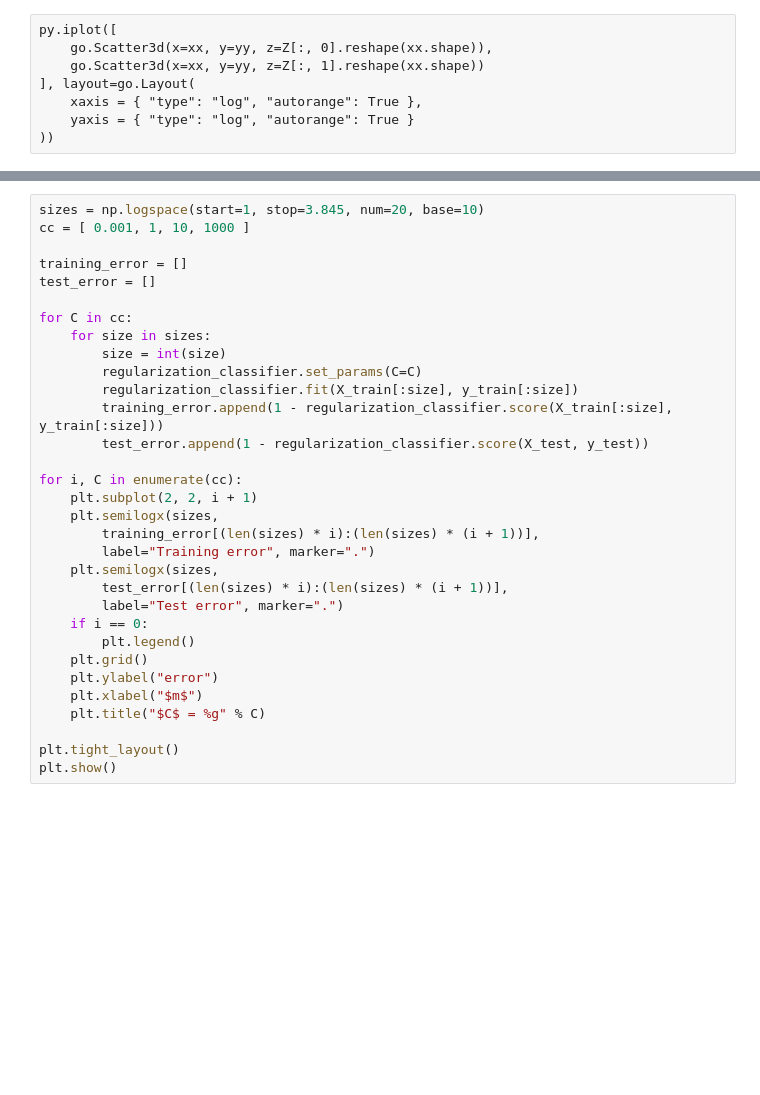
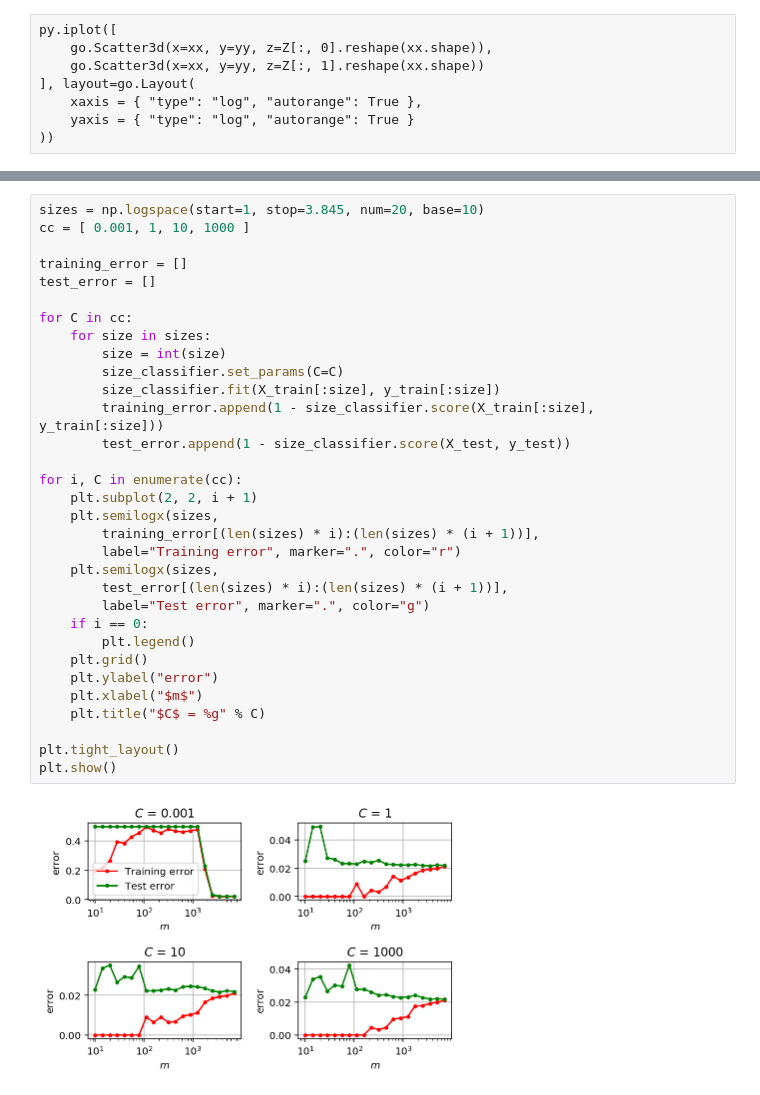
Before and after one commit to NIPE-SYSTEMS/support-vector-machine, a Jupyter notebook: Error Analysis.ipynb, the cells around one changed output, grey strips where cells are left out. Drawn from its saved outputs; the diff is of its cells as text; blank space fills up the shorter version.

```diff
--- a/Error Analysis.ipynb
+++ b/Error Analysis.ipynb
@@ -219,32 +215,34 @@ plt.show()
 # %%
 sizes = np.logspace(start=1, stop=3.845, num=20, base=10)
 cc = [ 0.001, 1, 10, 1000 ]
 
 training_error = []
 test_error = []
 
 for C in cc:
     for size in sizes:
         size = int(size)
-        regularization_classifier.set_params(C=C)
-        regularization_classifier.fit(X_train[:size], y_train[:size])
-        training_error.append(1 - regularization_classifier.score(X_train[:size], y_train[:size]))
-        test_error.append(1 - regularization_classifier.score(X_test, y_test))
+        size_classifier.set_params(C=C)
+        size_classifier.fit(X_train[:size], y_train[:size])
+        training_error.append(1 - size_classifier.score(X_train[:size], y_train[:size]))
+        test_error.append(1 - size_classifier.score(X_test, y_test))
 
 for i, C in enumerate(cc):
     plt.subplot(2, 2, i + 1)
     plt.semilogx(sizes,
         training_error[(len(sizes) * i):(len(sizes) * (i + 1))],
-        label="Training error", marker=".")
+        label="Training error", marker=".", color="r")
     plt.semilogx(sizes,
         test_error[(len(sizes) * i):(len(sizes) * (i + 1))],
-        label="Test error", marker=".")
+        label="Test error", marker=".", color="g")
     if i == 0:
         plt.legend()
     plt.grid()
     plt.ylabel("error")
     plt.xlabel("$m$")
     plt.title("$C$ = %g" % C)
 
 plt.tight_layout()
 plt.show()
+# %% [output]
+[figure, added]
```
Also changed, not shown: parts of 10 cells of this notebook, 2 other files.
